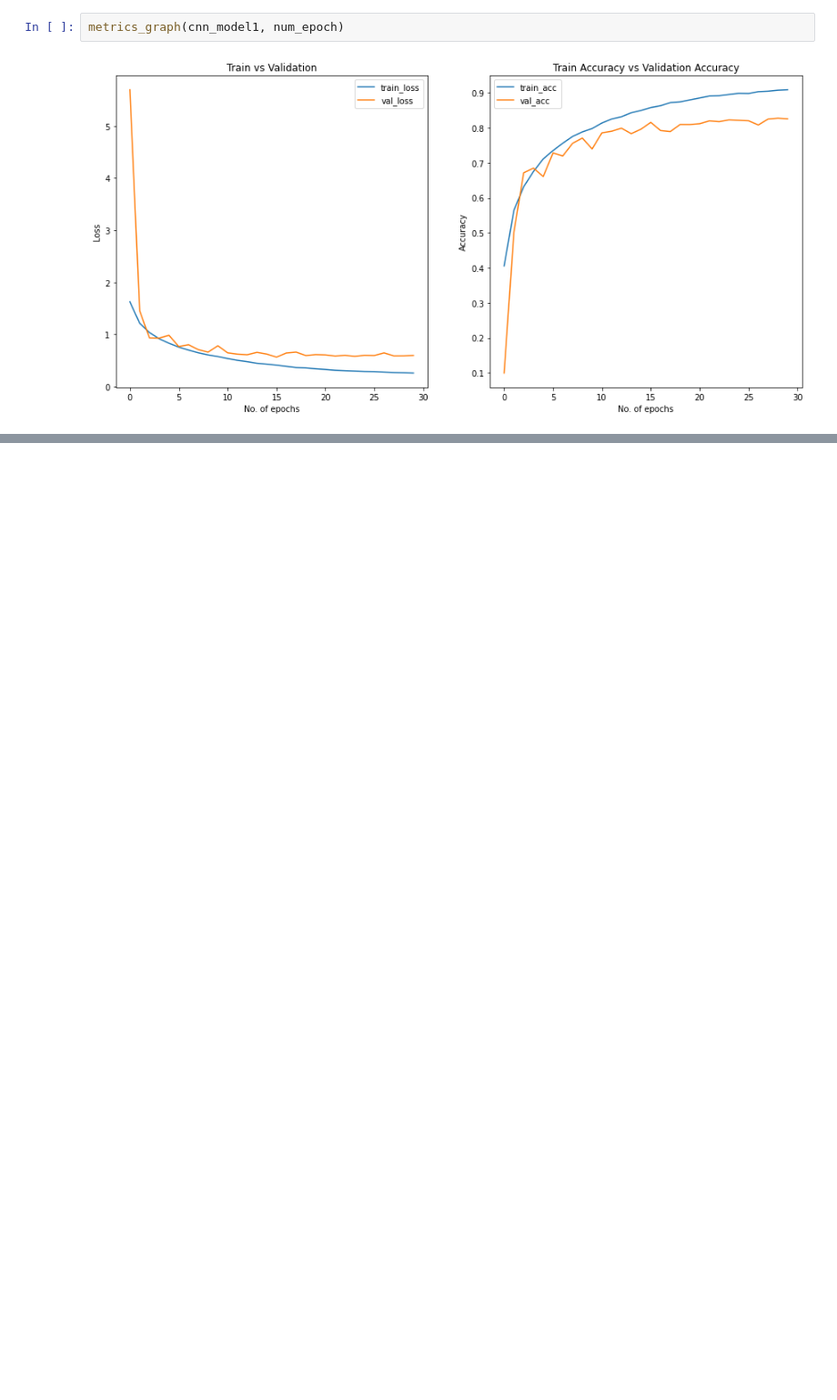
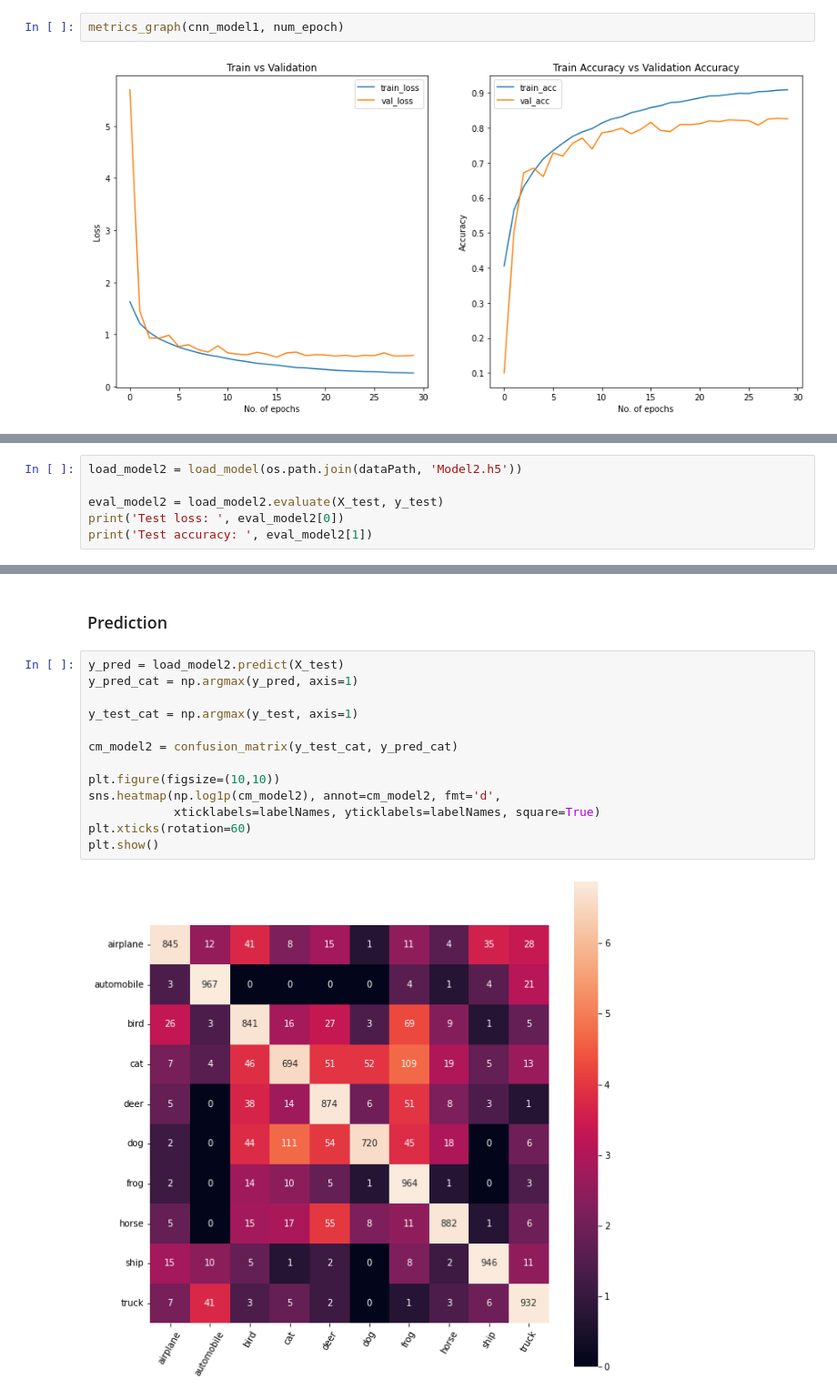
Before and after one commit to Ashish-Sasna/ImageClassification, a Jupyter notebook: Python files/ImgClass.ipynb, the cells around one changed output, grey strips where cells are left out. Shown at 91% size. Drawn from its saved outputs; the diff is of its cells as text; blank space fills up the shorter version.

```diff
--- a/Python files/ImgClass.ipynb
+++ b/Python files/ImgClass.ipynb
@@ -444,0 +547,6 @@ plt.show()
+# %%
+load_model2 = load_model(os.path.join(dataPath, 'Model2.h5'))
+
+eval_model2 = load_model2.evaluate(X_test, y_test)
+print('Test loss: ', eval_model2[0])
+print('Test accuracy: ', eval_model2[1])
@@ -444,0 +557,17 @@ plt.show()
+# %% [markdown]
+### Prediction
+# %%
+y_pred = load_model2.predict(X_test)
+y_pred_cat = np.argmax(y_pred, axis=1)
+
+y_test_cat = np.argmax(y_test, axis=1)
+
+cm_model2 = confusion_matrix(y_test_cat, y_pred_cat)
+
+plt.figure(figsize=(10,10))
+sns.heatmap(np.log1p(cm_model2), annot=cm_model2, fmt='d',
+            xticklabels=labelNames, yticklabels=labelNames, square=True)
+plt.xticks(rotation=60)
+plt.show()
+# %% [output]
+[figure, added]
```
Also changed, not shown: parts of 31 cells of this notebook, 1 other file.
